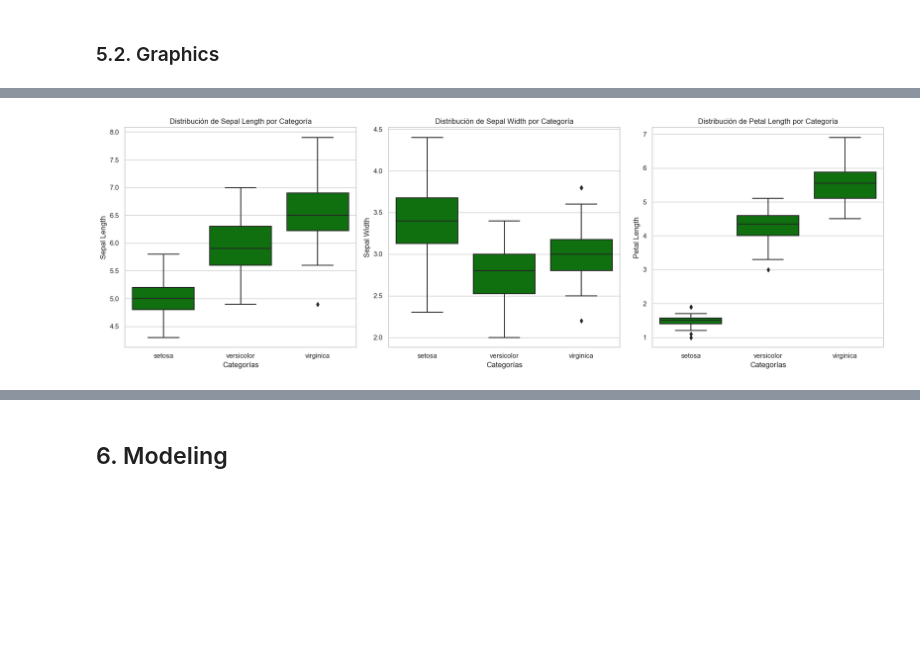
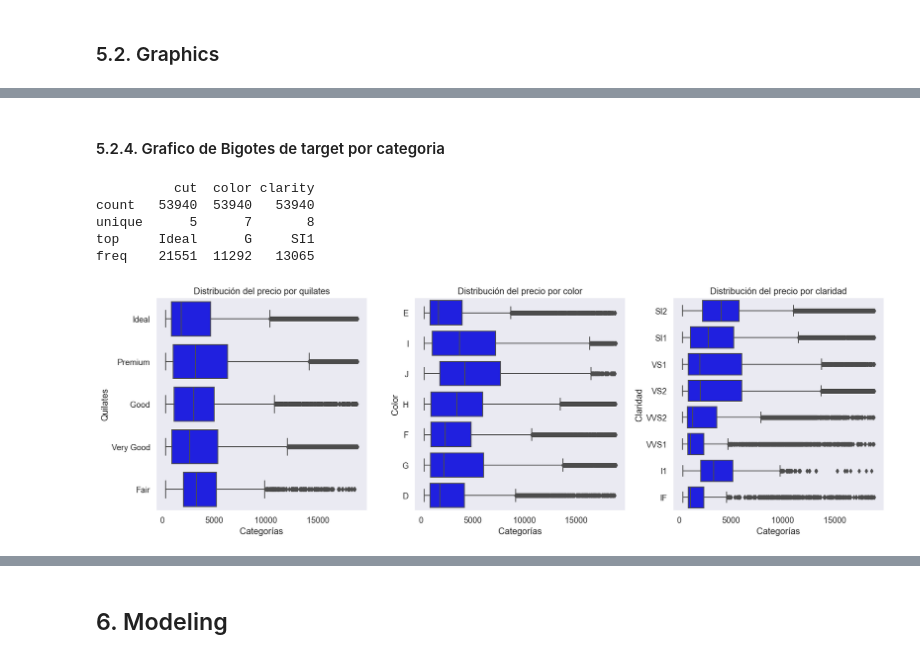
Before and after one commit to dparedes616/diamond_price, a Jupyter notebook: diamond_price_regression.ipynb, the cells around one changed output, grey strips where cells are left out. Cells and saved outputs as stored; diff of their text form; code cells hidden in the pictures; blank space fills up the shorter version.

```diff
--- a/diamond_price_regression.ipynb
+++ b/diamond_price_regression.ipynb
@@ -208,8 +227,0 @@ plt.show()
-# %%
-fig1=plt.figure(figsize=(10, 6))
-sns.set(style="whitegrid")
-sns.countplot(data=df_processed, x='target', palette='viridis')
-plt.title('Frecuencia de Species')
-plt.xlabel('Species')
-plt.ylabel('Frecuencia')
-plt.show()
@@ -218,23 +315,33 @@ plt.show()
+# %% [markdown]
+#### 5.2.4. Grafico de Bigotes de target por categoria
+# %%
+print(df_processed.describe(include="object"),'\n')
+# %% [output]
+          cut  color clarity
+count   53940  53940   53940
+unique      5      7       8
+top     Ideal      G     SI1
+freq    21551  11292   13065
 # %%
 fig2=fig, axes = plt.subplots(1, 3, figsize=(18, 6))
 # Gráfico 1: Boxplot
-sns.boxplot(data=df_processed, x='target', y='sepal_length', color='green', ax=axes[0])
-axes[0].set_title('Distribución de Sepal Length por Categoría')
+sns.boxplot(data=df_processed, x='target', y='cut', color='blue', ax=axes[0])
+axes[0].set_title('Distribución del precio por quilates')
 axes[0].set_xlabel('Categorías')
-axes[0].set_ylabel('Sepal Length')
+axes[0].set_ylabel('Quilates')
 # Gráfico 2: Boxplot
-sns.boxplot(data=df_processed, x='target', y='sepal_width', color='green', ax=axes[1])
-axes[1].set_title('Distribución de Sepal Width por Categoría')
+sns.boxplot(data=df_processed, x='target', y='color', color='blue', ax=axes[1])
+axes[1].set_title('Distribución del precio por color')
 axes[1].set_xlabel('Categorías')
-axes[1].set_ylabel('Sepal Width')
+axes[1].set_ylabel('Color')
 # Gráfico 3: Boxplot
-sns.boxplot(data=df_processed, x='target', y='petal_length', color='green', ax=axes[2])
-axes[2].set_title('Distribución de Petal Length por Categoría')
+sns.boxplot(data=df_processed, x='target', y='clarity', color='blue', ax=axes[2])
+axes[2].set_title('Distribución del precio por claridad')
 axes[2].set_xlabel('Categorías')
-axes[2].set_ylabel('Petal Length')
+axes[2].set_ylabel('Claridad')
 # Ajustar el diseño para que no se solapen las etiquetas
 fig.tight_layout()
 # Mostrar la figura con múltiples subplots
 plt.show()
 # %% [output]
-[figure, old version]
+[figure, new version]
```
Also changed, not shown: parts of 32 cells of this notebook.
